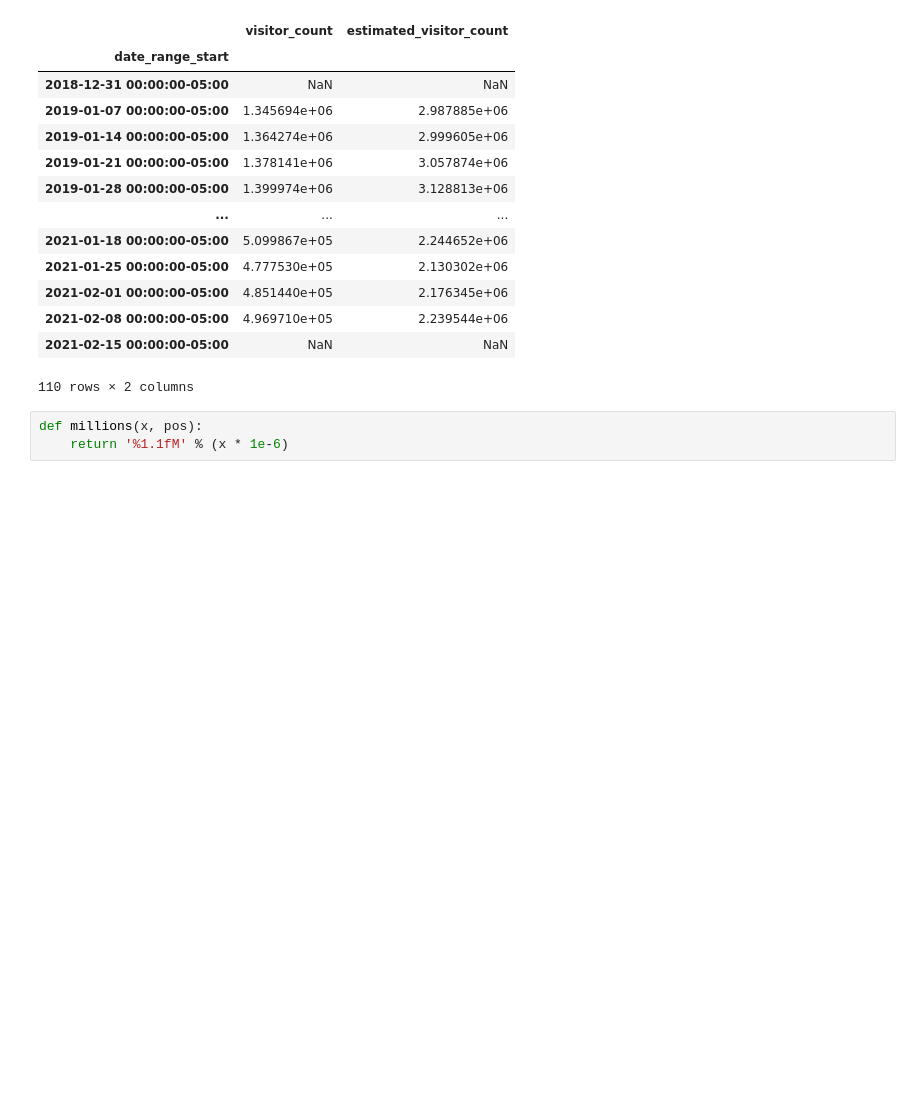
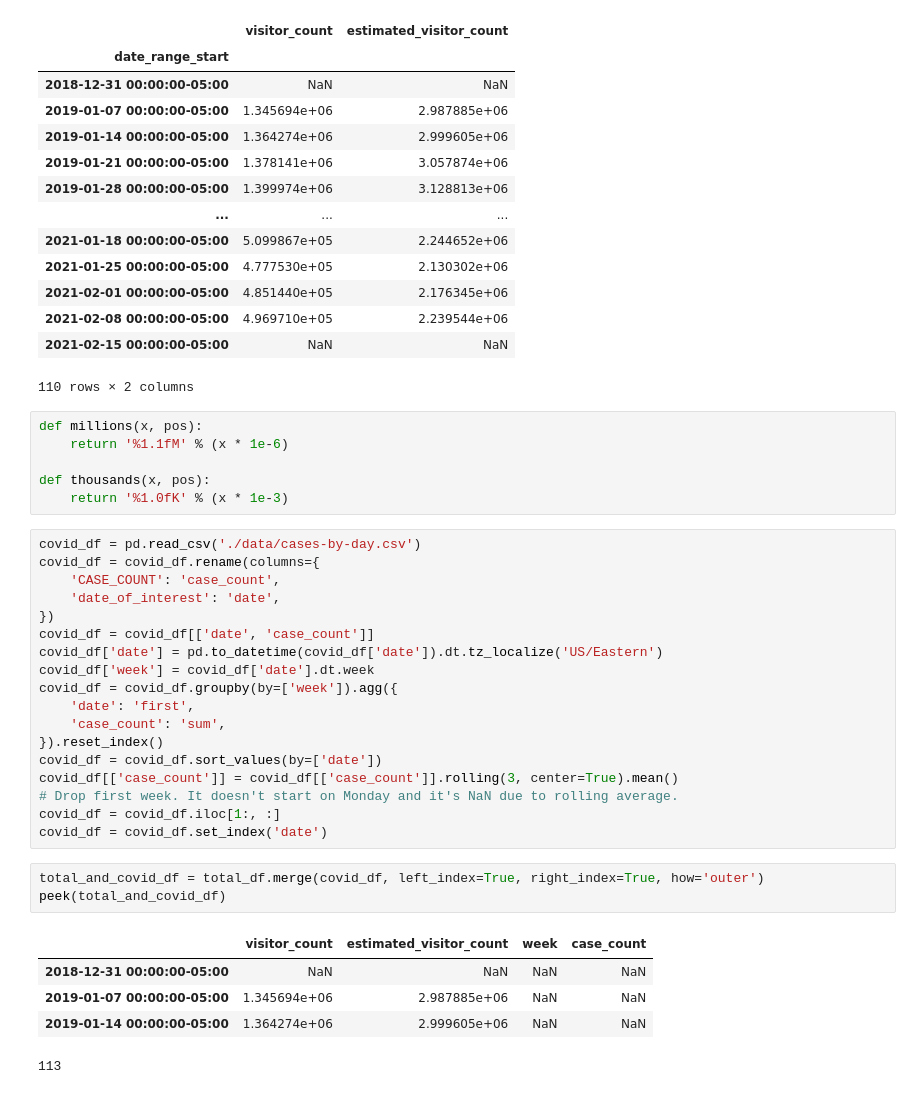
Before and after one commit to cpcarey/nyu-cusp-food-access, a Jupyter notebook: notebooks/cc0104_plot_visitation_totals.ipynb, the cells around one changed output. Drawn from its saved outputs; the diff is of its cells as text; blank space fills up the shorter version.

```diff
--- a/notebooks/cc0104_plot_visitation_totals.ipynb
+++ b/notebooks/cc0104_plot_visitation_totals.ipynb
@@ -91,4 +92,34 @@ total_df
 # %%
 def millions(x, pos):
     return '%1.1fM' % (x * 1e-6)
+
+def thousands(x, pos):
+    return '%1.0fK' % (x * 1e-3)
+# %%
+covid_df = pd.read_csv('./data/cases-by-day.csv')
+covid_df = covid_df.rename(columns={
+    'CASE_COUNT': 'case_count',
+    'date_of_interest': 'date',
+})
+covid_df = covid_df[['date', 'case_count']]
+covid_df['date'] = pd.to_datetime(covid_df['date']).dt.tz_localize('US/Eastern')
+covid_df['week'] = covid_df['date'].dt.week
+covid_df = covid_df.groupby(by=['week']).agg({
+    'date': 'first',
+    'case_count': 'sum',
+}).reset_index()
+covid_df = covid_df.sort_values(by=['date'])
+covid_df[['case_count']] = covid_df[['case_count']].rolling(3, center=True).mean()
+# Drop first week. It doesn't start on Monday and it's NaN due to rolling average.
+covid_df = covid_df.iloc[1:, :]
+covid_df = covid_df.set_index('date')
+# %%
+total_and_covid_df = total_df.merge(covid_df, left_index=True, right_index=True, how='outer')
+peek(total_and_covid_df)
+# %% [output]
+|  | visitor_count | estimated_visitor_count | week | case_count |
+| 2018-12-31 00:00:00-05:00 | NaN | NaN | NaN | NaN |
+| 2019-01-07 00:00:00-05:00 | 1.345694e+06 | 2.987885e+06 | NaN | NaN |
+| 2019-01-14 00:00:00-05:00 | 1.364274e+06 | 2.999605e+06 | NaN | NaN |
+113
 # %%
```
Also changed, not shown: parts of 3 cells of this notebook.
